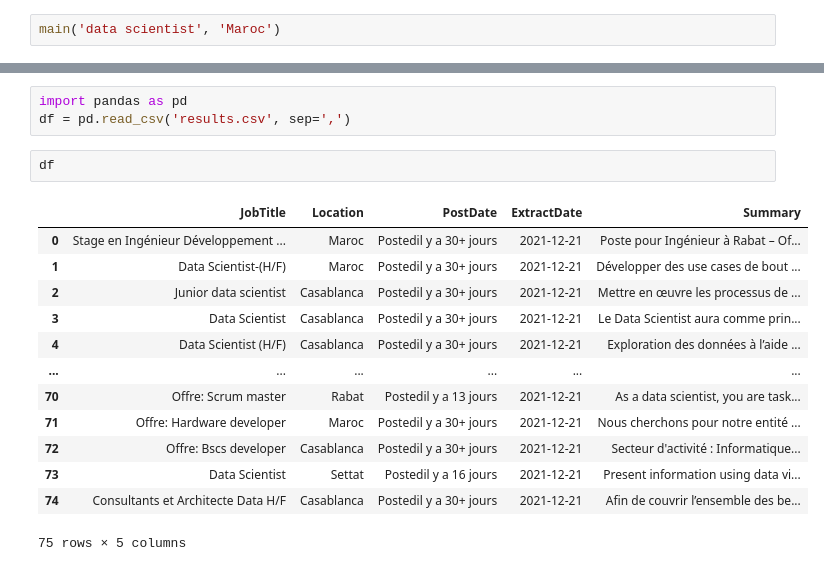
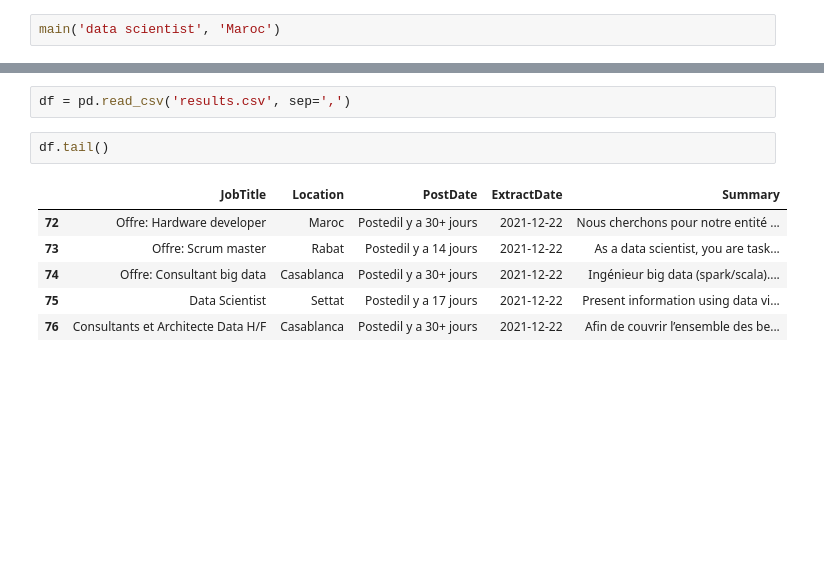
Before and after one commit to hibatallahk/WebScrapping, a Jupyter notebook: webTest2.ipynb, the cells around one changed output, grey strips where cells are left out. Cells and saved outputs as stored; diff of their text form; blank space fills up the shorter version.

```diff
--- a/webTest2.ipynb
+++ b/webTest2.ipynb
@@ -199,22 +276,14 @@ main('data scientist', 'Maroc')
 # %%
-import pandas as pd
 df = pd.read_csv('results.csv', sep=',')
 # %%
-df
+df.tail()
 # %% [output]
 |  | JobTitle | Location | PostDate | ExtractDate | Summary |
-| 0 | Stage en Ingénieur Développement ... | Maroc | Postedil y a 30+ jours | 2021-12-21 | Poste pour Ingénieur à Rabat – Of... |
-| 1 | Data Scientist-(H/F) | Maroc | Postedil y a 30+ jours | 2021-12-21 | Développer des use cases de bout ... |
-| 2 | Junior data scientist | Casablanca | Postedil y a 30+ jours | 2021-12-21 | Mettre en œuvre les processus de ... |
-| 3 | Data Scientist | Casablanca | Postedil y a 30+ jours | 2021-12-21 | Le Data Scientist aura comme prin... |
-| 4 | Data Scientist (H/F) | Casablanca | Postedil y a 30+ jours | 2021-12-21 | Exploration des données à l’aide ... |
-| ... | ... | ... | ... | ... | ... |
-| 70 | Offre: Scrum master | Rabat | Postedil y a 13 jours | 2021-12-21 | As a data scientist, you are task... |
-| 71 | Offre: Hardware developer | Maroc | Postedil y a 30+ jours | 2021-12-21 | Nous cherchons pour notre entité ... |
-| 72 | Offre: Bscs developer | Casablanca | Postedil y a 30+ jours | 2021-12-21 | Secteur d'activité : Informatique... |
-| 73 | Data Scientist | Settat | Postedil y a 16 jours | 2021-12-21 | Present information using data vi... |
-| 74 | Consultants et Architecte Data H/F | Casablanca | Postedil y a 30+ jours | 2021-12-21 | Afin de couvrir l’ensemble des be... |
+| 72 | Offre: Hardware developer | Maroc | Postedil y a 30+ jours | 2021-12-22 | Nous cherchons pour notre entité ... |
+| 73 | Offre: Scrum master | Rabat | Postedil y a 14 jours | 2021-12-22 | As a data scientist, you are task... |
+| 74 | Offre: Consultant big data | Casablanca | Postedil y a 30+ jours | 2021-12-22 | Ingénieur big data (spark/scala).... |
+| 75 | Data Scientist | Settat | Postedil y a 17 jours | 2021-12-22 | Present information using data vi... |
+| 76 | Consultants et Architecte Data H/F | Casablanca | Postedil y a 30+ jours | 2021-12-22 | Afin de couvrir l’ensemble des be... |
-75 rows × 5 columns
 # %%
 df.head()
 # %% [output]
```
Also changed, not shown: parts of 46 cells of this notebook.
